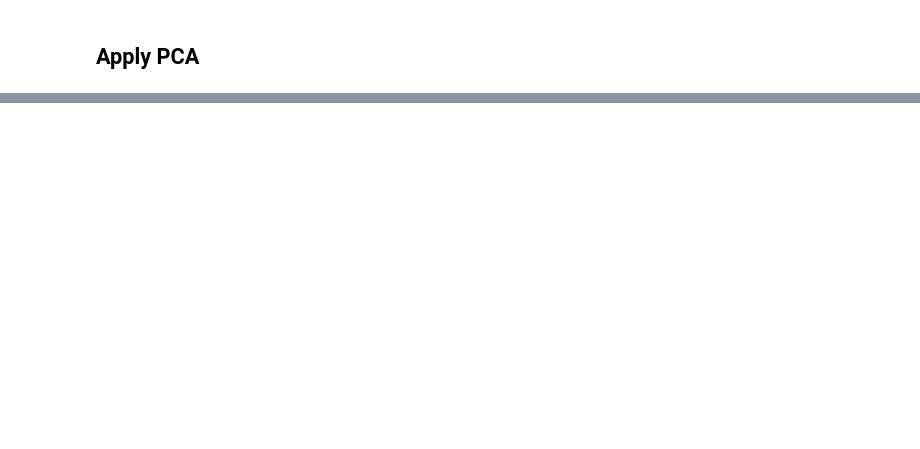
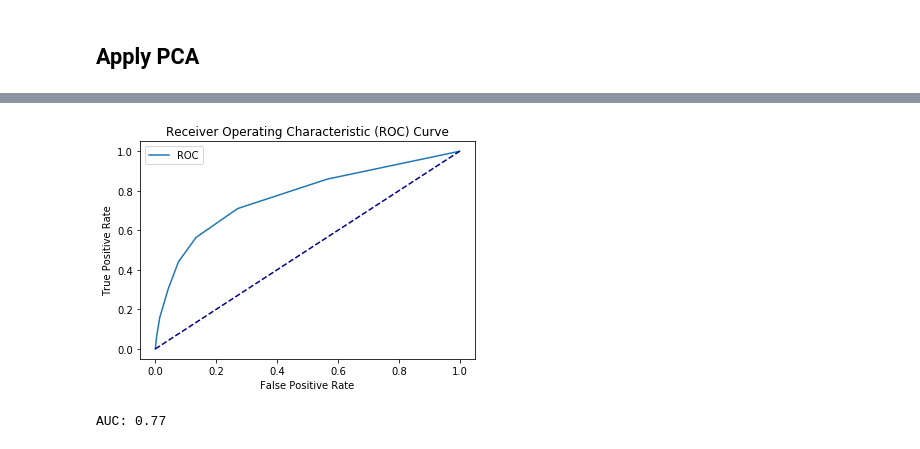
Before and after one commit to mauriciosotogomez/Supervised_Learning_Lab, a Jupyter notebook: 10_Classification_KNN.ipynb, the cells around one changed output, grey strips where cells are left out. Cells and saved outputs as stored; diff of their text form; code cells hidden in the pictures; blank space fills up the shorter version.

```diff
--- a/10_Classification_KNN.ipynb
+++ b/10_Classification_KNN.ipynb
@@ -545,27 +446,30 @@ sns.heatmap(confusion_matrix(y_test, y_pred), annot=True, fmt='d', cmap="Blues")
 # %%
 #Using the two first PC
 X_train_pca_2=X_train_pca.iloc[:,:2]
 X_test_pca_2=X_test_pca.iloc[:,:2]
 
-model = KNeighborsClassifier(n_neighbors=11)
+model = KNeighborsClassifier(n_neighbors=7)
 model.fit(X_train_pca_2, y_train)
 y_pred = model.predict(X_test_pca_2)
 
 y_probs = model.predict_proba(X_test_pca_2) #predict_proba gives the probabilities for the target (0 and 1 in your case)
 
 fpr, tpr, thresholds=metrics.roc_curve(y_test,  y_probs[:,1])
 
 import matplotlib.pyplot as plt
 plt.plot(fpr, tpr, label='ROC')
 plt.plot([0, 1], [0, 1], color='darkblue', linestyle='--')
 plt.xlabel('False Positive Rate')
 plt.ylabel('True Positive Rate')
 plt.title('Receiver Operating Characteristic (ROC) Curve')
 plt.legend()
 plt.show()
 
 auc = metrics.roc_auc_score(y_test, y_probs[:,1])
 print('AUC: %.2f' % auc)
+# %% [output]
+[figure, added]
+AUC: 0.77
 # %%
 # and with all PC
 
```
Also changed, not shown: parts of 25 cells of this notebook, 1 other file.
